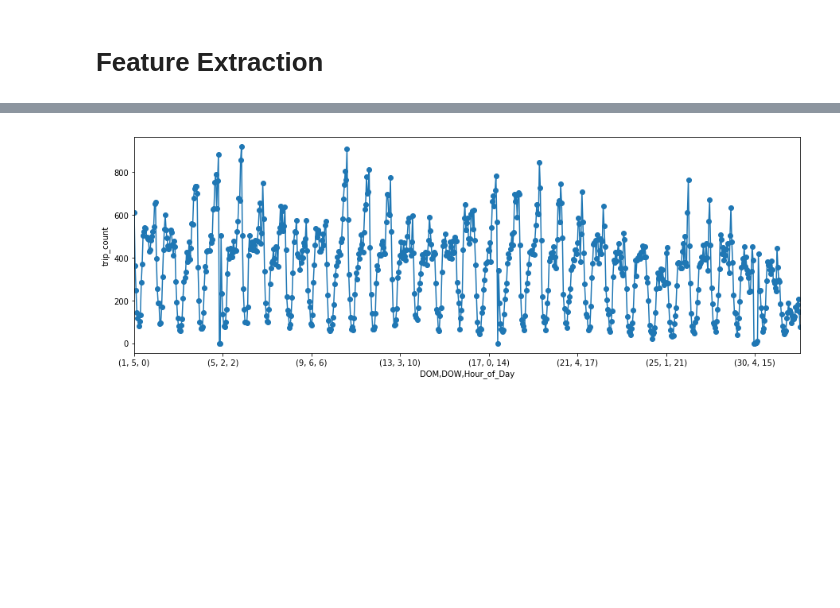
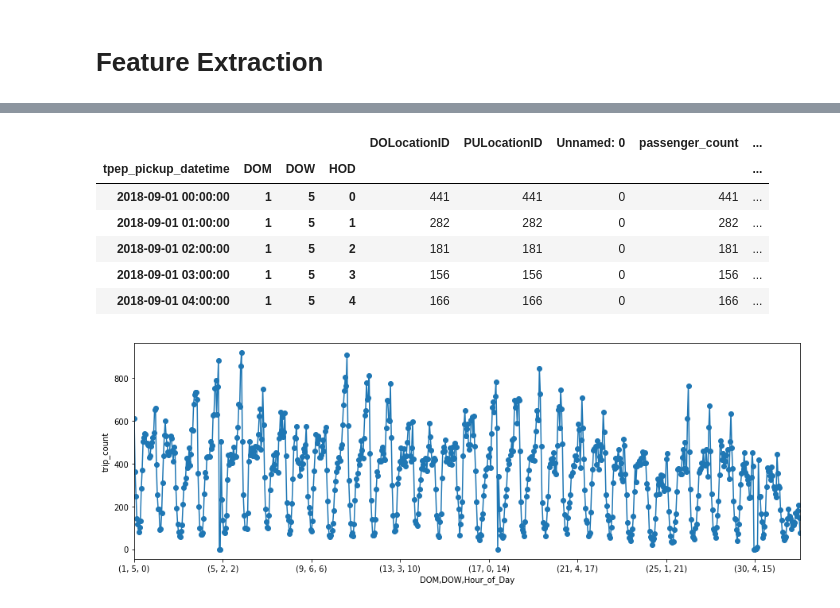
Before and after one commit to ChenjieSU/ADS_project, a Jupyter notebook: feature_extraction.ipynb, the cells around one changed output, grey strips where cells are left out. Saved outputs shown, nothing was run; the diff lists cells and outputs as text; code cells hidden in the pictures; blank space fills up the shorter version.

```diff
--- a/feature_extraction.ipynb
+++ b/feature_extraction.ipynb
@@ -143,7 +195,15 @@ timesquare_pu = yellow_12_2018_c[ind]
 # %%
 # agggregate by one hour interval,groupby DOW,DOM,Hour_of_Day
 # mulitlevel representation useful for aggregating computation
-timesquare_pu.groupby(['tpep_pickup_datetime','DOM','DOW','HOD']).count().head(24)
+timesquare_pu.groupby(['tpep_pickup_datetime','DOM','DOW','HOD']).count().head()
+# %% [output]
+|  |  |  |  | DOLocationID | PULocationID | Unnamed: 0 | passenger_count | ... |
+| tpep_pickup_datetime | DOM | DOW | HOD |  |  |  |  | ... |
+| 2018-09-01 00:00:00 | 1 | 5 | 0 | 441 | 441 | 0 | 441 | ... |
+| 2018-09-01 01:00:00 | 1 | 5 | 1 | 282 | 282 | 0 | 282 | ... |
+| 2018-09-01 02:00:00 | 1 | 5 | 2 | 181 | 181 | 0 | 181 | ... |
+| 2018-09-01 03:00:00 | 1 | 5 | 3 | 156 | 156 | 0 | 156 | ... |
+| 2018-09-01 04:00:00 | 1 | 5 | 4 | 166 | 166 | 0 | 166 | ... |
 # %%
 # pattern in whole month
 hourly_count = timesquare_pu.groupby(['DOM','DOW','Hour_of_Day']).count()['passenger_count']
```
Also changed, not shown: parts of 27 cells of this notebook, 1 other file.
